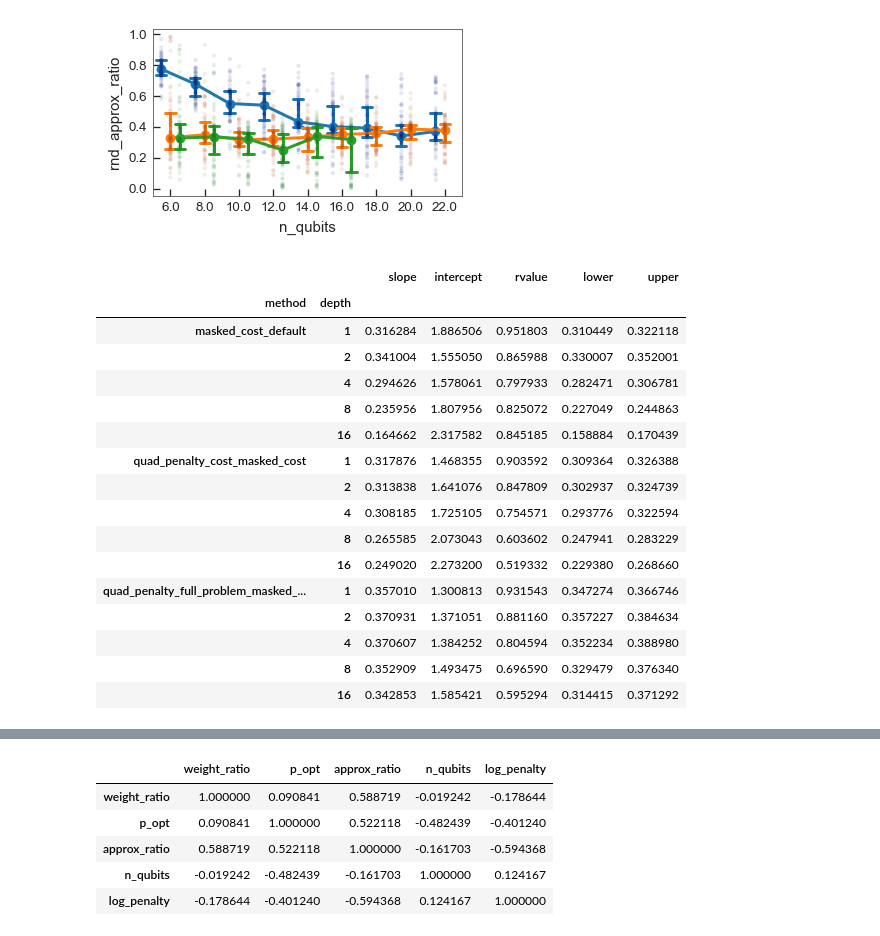
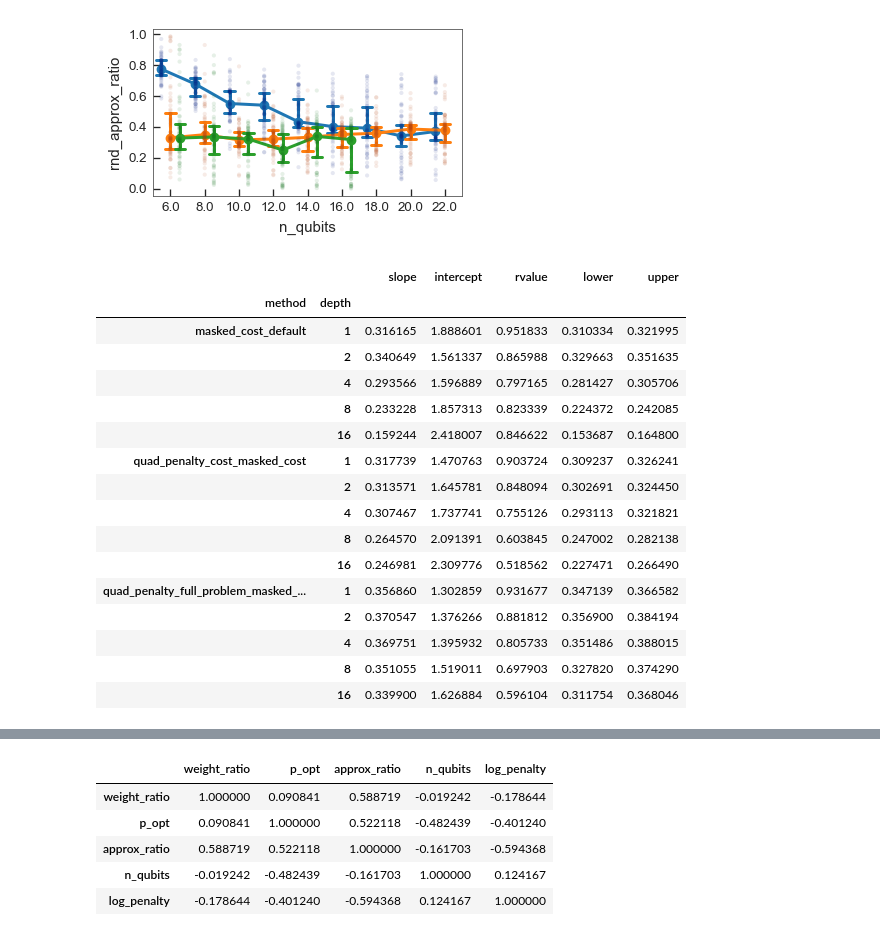
Before and after one commit to dbucher97/fast-qaoa-c, a Jupyter notebook: notebooks/eval/int_analysis.ipynb, the cells around one changed output, grey strips where cells are left out. Cells and saved outputs as stored; diff of their text form; code cells hidden in the pictures.

```diff
--- a/notebooks/eval/int_analysis.ipynb
+++ b/notebooks/eval/int_analysis.ipynb
@@ -57,30 +57,30 @@ fig.tight_layout()
 # %%
 add_lengths_to_df(df, IntegerKnapsack)
 # %%
-df["adj_clops"] = df.clops * np.log(0.01) / np.log(1 - df.p_opt)
+df["adj_clops"] = df.clops * np.ceil(np.log(0.01) / np.log(1 - df.p_opt))
 df["log_adj_clops"] = np.log10(df.adj_clops)
 
 df_fit = fit_multi(df, x="n_qubits", y="log_adj_clops", groupby=["method", "depth"])
 
 df_fit
 # %% [output]
 |  |  | slope | intercept | rvalue | lower | upper |
 | method | depth |  |  |  |  |  |
-| masked_cost_default | 1 | 0.316284 | 1.886506 | 0.951803 | 0.310449 | 0.322118 |
-|  | 2 | 0.341004 | 1.555050 | 0.865988 | 0.330007 | 0.352001 |
-|  | 4 | 0.294626 | 1.578061 | 0.797933 | 0.282471 | 0.306781 |
-|  | 8 | 0.235956 | 1.807956 | 0.825072 | 0.227049 | 0.244863 |
-|  | 16 | 0.164662 | 2.317582 | 0.845185 | 0.158884 | 0.170439 |
-| quad_penalty_cost_masked_cost | 1 | 0.317876 | 1.468355 | 0.903592 | 0.309364 | 0.326388 |
-|  | 2 | 0.313838 | 1.641076 | 0.847809 | 0.302937 | 0.324739 |
-|  | 4 | 0.308185 | 1.725105 | 0.754571 | 0.293776 | 0.322594 |
-|  | 8 | 0.265585 | 2.073043 | 0.603602 | 0.247941 | 0.283229 |
-|  | 16 | 0.249020 | 2.273200 | 0.519332 | 0.229380 | 0.268660 |
-| quad_penalty_full_problem_masked_... | 1 | 0.357010 | 1.300813 | 0.931543 | 0.347274 | 0.366746 |
-|  | 2 | 0.370931 | 1.371051 | 0.881160 | 0.357227 | 0.384634 |
-|  | 4 | 0.370607 | 1.384252 | 0.804594 | 0.352234 | 0.388980 |
-|  | 8 | 0.352909 | 1.493475 | 0.696590 | 0.329479 | 0.376340 |
-|  | 16 | 0.342853 | 1.585421 | 0.595294 | 0.314415 | 0.371292 |
+| masked_cost_default | 1 | 0.316165 | 1.888601 | 0.951833 | 0.310334 | 0.321995 |
+|  | 2 | 0.340649 | 1.561337 | 0.865988 | 0.329663 | 0.351635 |
+|  | 4 | 0.293566 | 1.596889 | 0.797165 | 0.281427 | 0.305706 |
+|  | 8 | 0.233228 | 1.857313 | 0.823339 | 0.224372 | 0.242085 |
+|  | 16 | 0.159244 | 2.418007 | 0.846622 | 0.153687 | 0.164800 |
+| quad_penalty_cost_masked_cost | 1 | 0.317739 | 1.470763 | 0.903724 | 0.309237 | 0.326241 |
+|  | 2 | 0.313571 | 1.645781 | 0.848094 | 0.302691 | 0.324450 |
+|  | 4 | 0.307467 | 1.737741 | 0.755126 | 0.293113 | 0.321821 |
+|  | 8 | 0.264570 | 2.091391 | 0.603845 | 0.247002 | 0.282138 |
+|  | 16 | 0.246981 | 2.309776 | 0.518562 | 0.227471 | 0.266490 |
+| quad_penalty_full_problem_masked_... | 1 | 0.356860 | 1.302859 | 0.931677 | 0.347139 | 0.366582 |
+|  | 2 | 0.370547 | 1.376266 | 0.881812 | 0.356900 | 0.384194 |
+|  | 4 | 0.369751 | 1.395932 | 0.805733 | 0.351486 | 0.388015 |
+|  | 8 | 0.351055 | 1.519011 | 0.697903 | 0.327820 | 0.374290 |
+|  | 16 | 0.339900 | 1.626884 | 0.596104 | 0.311754 | 0.368046 |
 # %%
 # qp.plot_setup()
 
```
Also changed, not shown: parts of 10 cells of this notebook, 9 other files.
